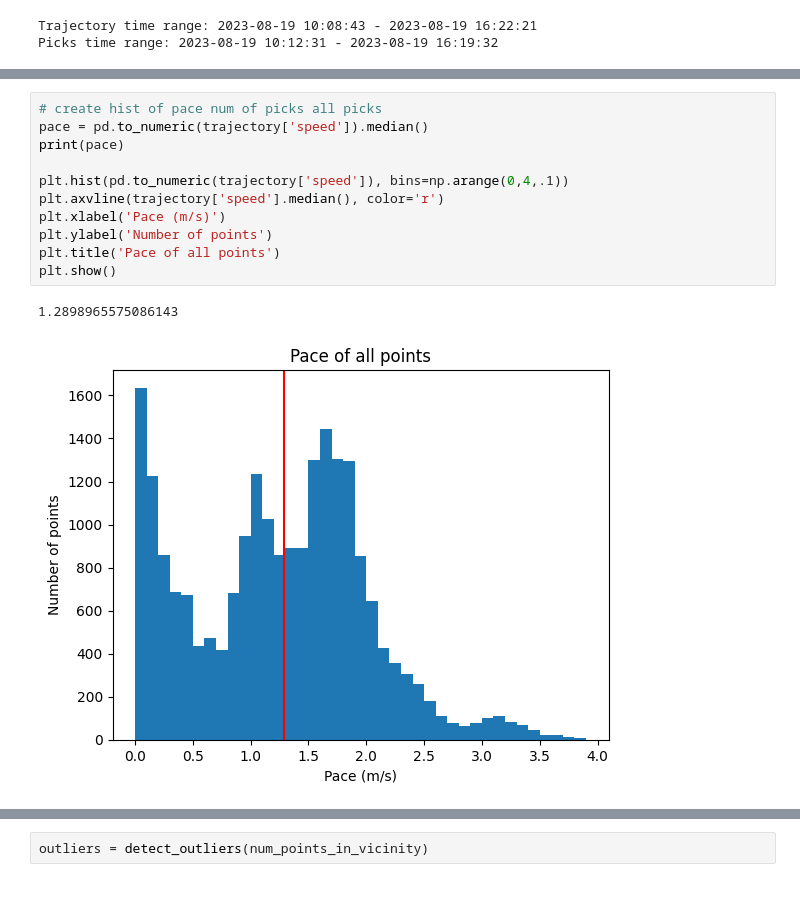
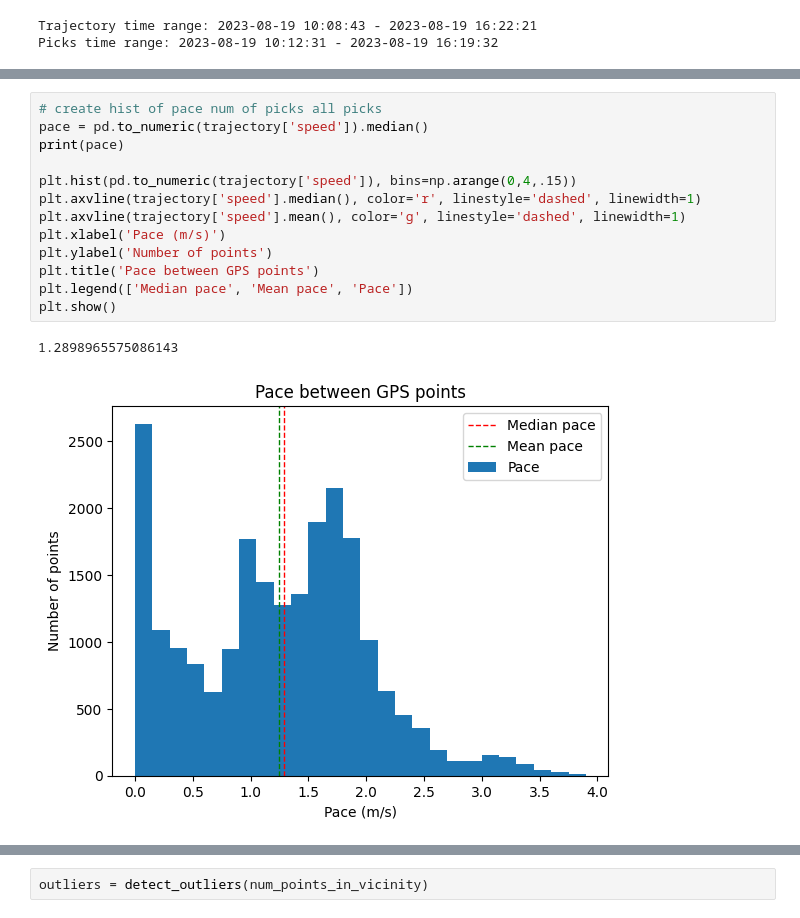
Before and after one commit to dhetterschijt/littering-in-no-time-main, a Jupyter notebook: src/04_data_wrangling.ipynb, the cells around one changed output, grey strips where cells are left out. Saved outputs shown, nothing was run; the diff lists cells and outputs as text.

```diff
--- a/src/04_data_wrangling.ipynb
+++ b/src/04_data_wrangling.ipynb
@@ -478,17 +733,19 @@ plt.show()
 # %%
 # create hist of pace num of picks all picks
 pace = pd.to_numeric(trajectory['speed']).median()
 print(pace)
 
-plt.hist(pd.to_numeric(trajectory['speed']), bins=np.arange(0,4,.1))
-plt.axvline(trajectory['speed'].median(), color='r')
+plt.hist(pd.to_numeric(trajectory['speed']), bins=np.arange(0,4,.15))
+plt.axvline(trajectory['speed'].median(), color='r', linestyle='dashed', linewidth=1)
+plt.axvline(trajectory['speed'].mean(), color='g', linestyle='dashed', linewidth=1)
 plt.xlabel('Pace (m/s)')
 plt.ylabel('Number of points')
-plt.title('Pace of all points')
+plt.title('Pace between GPS points')
+plt.legend(['Median pace', 'Mean pace', 'Pace'])
 plt.show()
 # %% [output]
 1.2898965575086143
-[figure, old version]
+[figure, new version]
 # %%
 plt.boxplot(num_points_in_vicinity)
 plt.xlabel('Number of points in vicinity')
```
Also changed, not shown: parts of 61 cells of this notebook.
